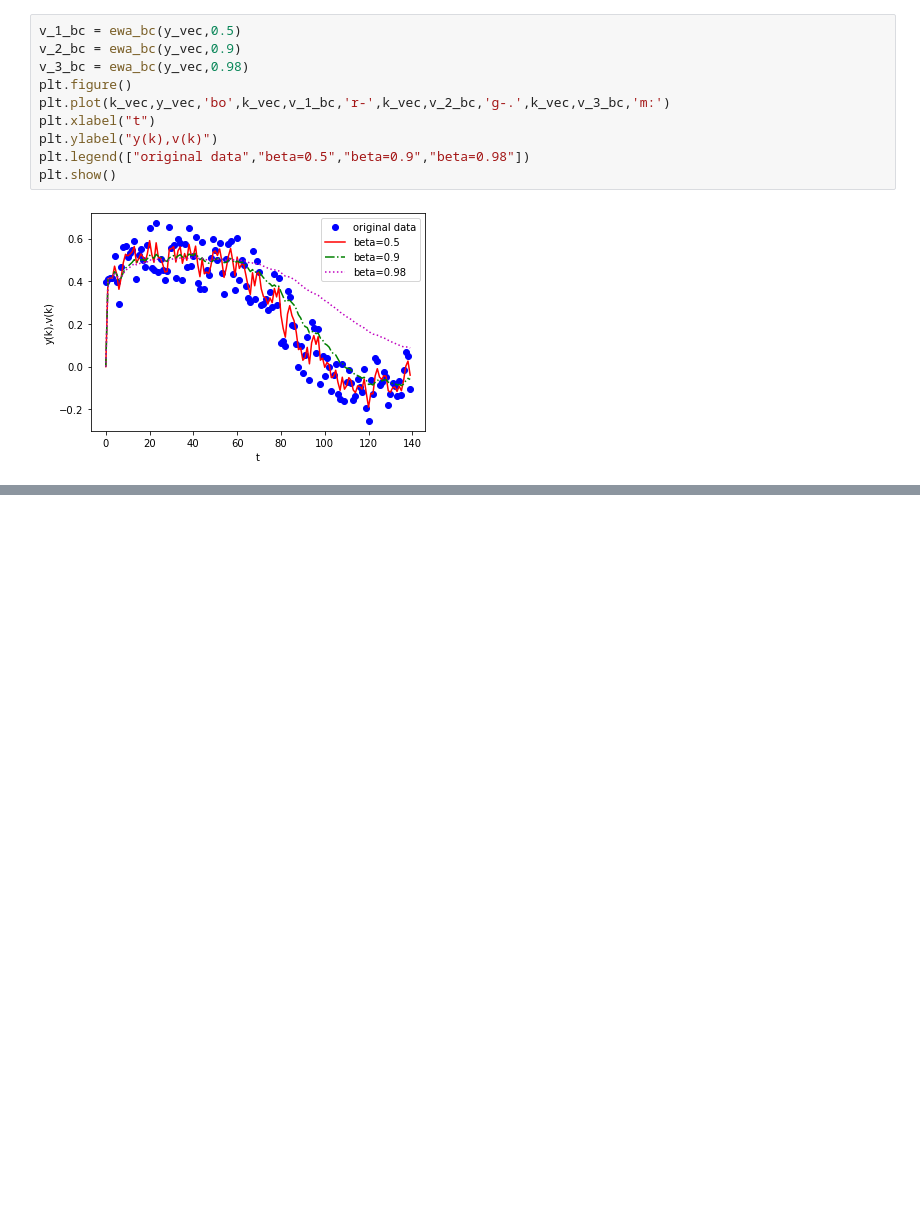
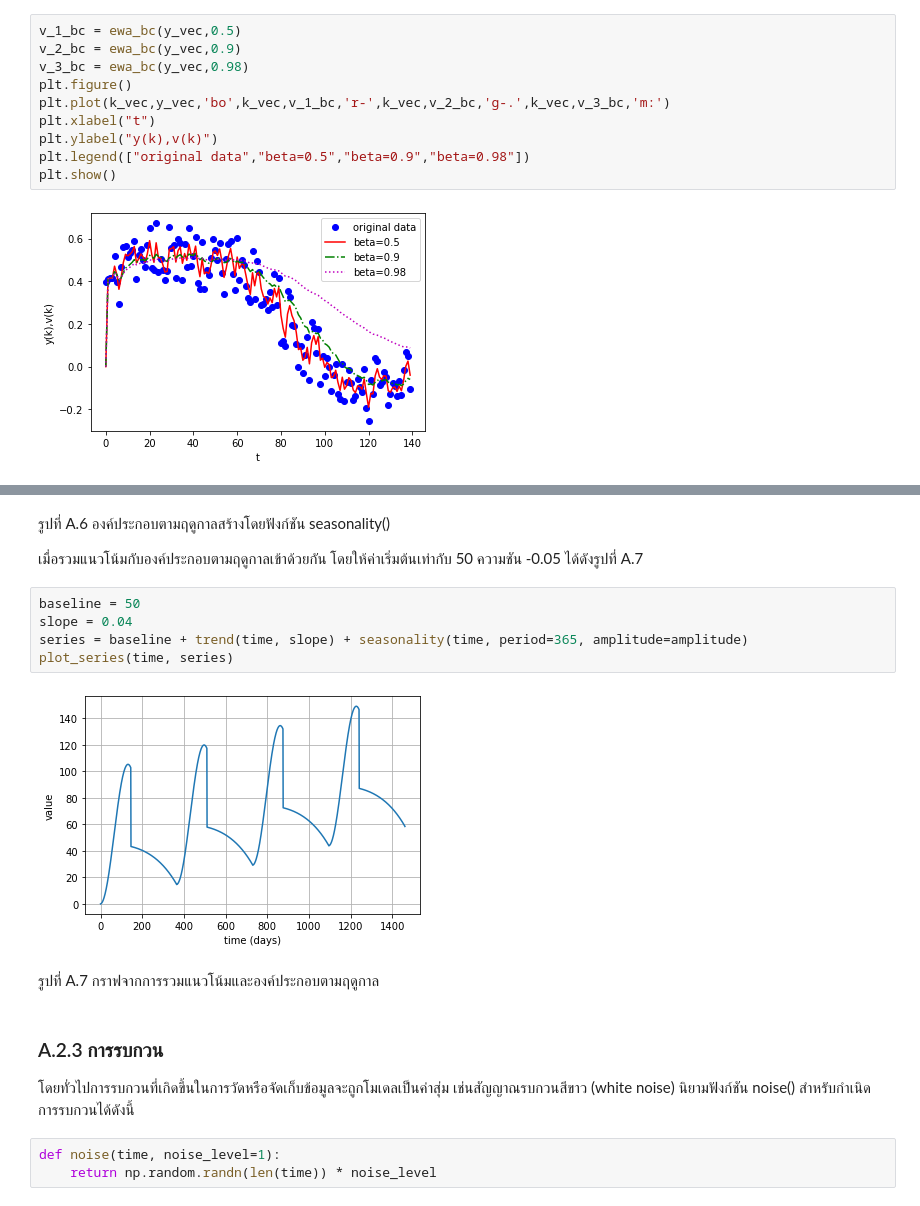
Before and after one commit to dewdotninja/books, a Jupyter notebook: th/anndl/appendixA.ipynb, the cells around one changed output, grey strips where cells are left out. Cells and saved outputs as stored; diff of their text form; blank space fills up the shorter version.

```diff
--- a/th/anndl/appendixA.ipynb
+++ b/th/anndl/appendixA.ipynb
@@ -139,0 +210,21 @@ plt.show()
+# %% [markdown]
+รูปที่ A.6 องค์ประกอบตามฤดูกาลสร้างโดยฟังก์ชัน seasonality()
+
+เมื่อรวมแนวโน้มกับองค์ประกอบตามฤดูกาลเข้าด้วยกัน โดยให้ค่าเริ่มต้นเท่ากับ 50 ความชัน -0.05 ได้ดังรูปที่ A.7
+# %%
+baseline = 50
+slope = 0.04
+series = baseline + trend(time, slope) + seasonality(time, period=365, amplitude=amplitude)
+plot_series(time, series)
+# %% [output]
+[figure, added]
+# %% [markdown]
+รูปที่ A.7 กราฟจากการรวมแนวโน้มและองค์ประกอบตามฤดูกาล
+# %% [markdown]
+### A.2.3 การรบกวน
+
+โดยทั่วไปการรบกวนที่เกิดขึ้นในการวัดหรือจัดเก็บข้อมูลจะถูกโมเดลเป็นค่าสุ่ม เช่นสัญญาณรบกวนสีขาว (white noise)
+นิยามฟังก์ชัน noise() สำหรับกำเนิดการรบกวนได้ดังนี้
+# %%
+def noise(time, noise_level=1):
+    return np.random.randn(len(time)) * noise_level
```
Also changed, not shown: parts of 87 cells of this notebook.
